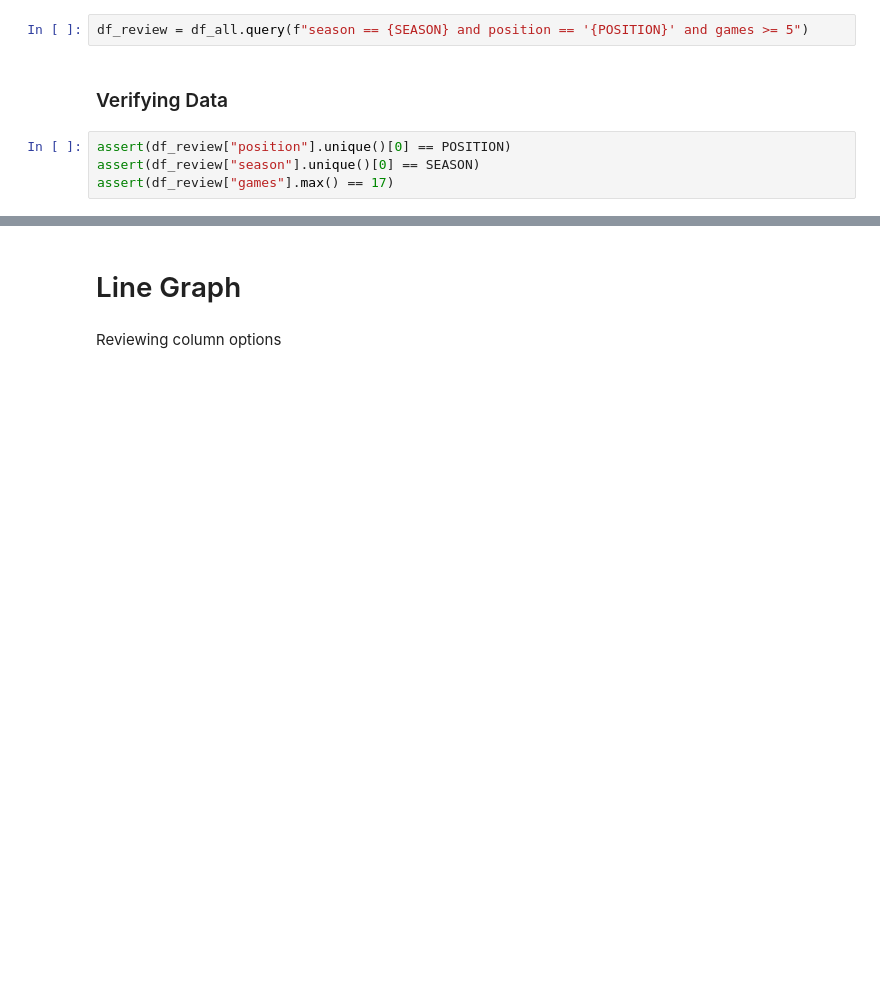
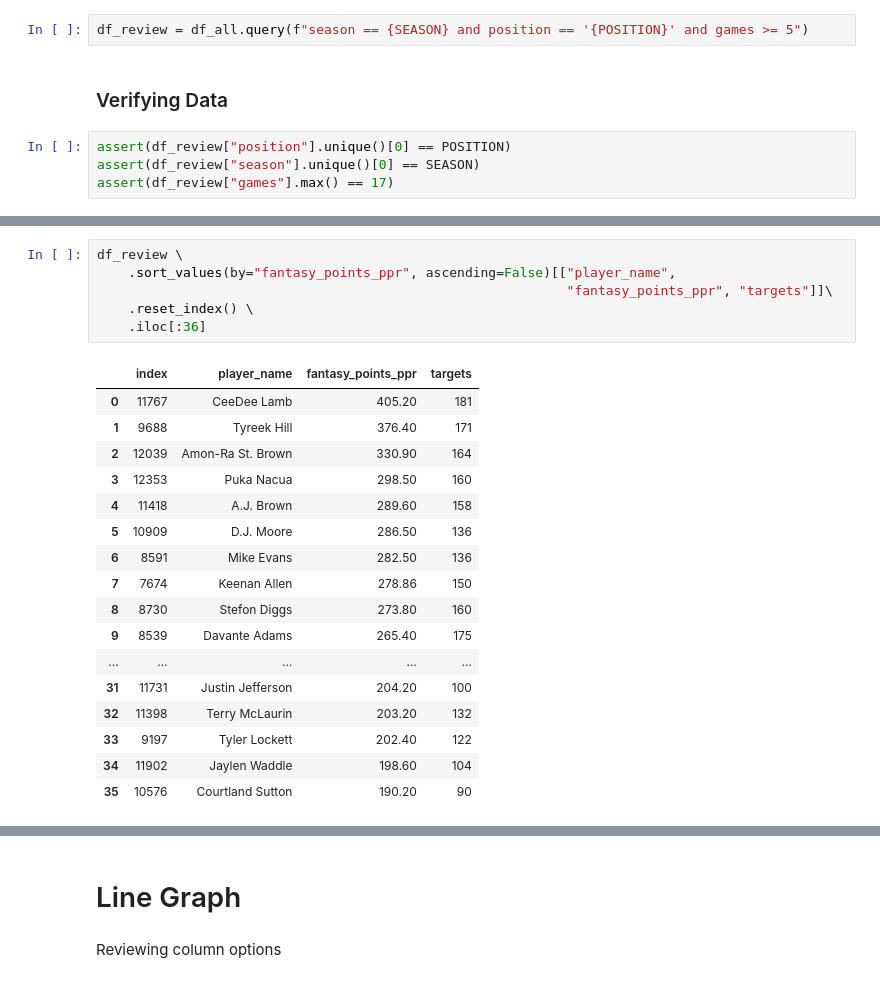
Before and after one commit to Alex-Bishka/Fantasy, a Jupyter notebook: Analysis/Notebooks/SeasonReviewNotebooks/Season Review - Scatter Plot.ipynb, the cells around one changed output, grey strips where cells are left out. Saved outputs shown, nothing was run; the diff lists cells and outputs as text; blank space fills up the shorter version.

```diff
--- a/Analysis/Notebooks/SeasonReviewNotebooks/Season Review - Scatter Plot.ipynb
+++ b/Analysis/Notebooks/SeasonReviewNotebooks/Season Review - Scatter Plot.ipynb
@@ -21,0 +28,24 @@ assert(df_review["games"].max() == 17)
+# %%
+df_review \
+    .sort_values(by="fantasy_points_ppr", ascending=False)[["player_name",
+                                                            "fantasy_points_ppr", "targets"]]\
+    .reset_index() \
+    .iloc[:36]
+# %% [output]
+|  | index | player_name | fantasy_points_ppr | targets |
+| 0 | 11767 | CeeDee Lamb | 405.20 | 181 |
+| 1 | 9688 | Tyreek Hill | 376.40 | 171 |
+| 2 | 12039 | Amon-Ra St. Brown | 330.90 | 164 |
+| 3 | 12353 | Puka Nacua | 298.50 | 160 |
+| 4 | 11418 | A.J. Brown | 289.60 | 158 |
+| 5 | 10909 | D.J. Moore | 286.50 | 136 |
+| 6 | 8591 | Mike Evans | 282.50 | 136 |
+| 7 | 7674 | Keenan Allen | 278.86 | 150 |
+| 8 | 8730 | Stefon Diggs | 273.80 | 160 |
+| 9 | 8539 | Davante Adams | 265.40 | 175 |
+| ... | ... | ... | ... | ... |
+| 31 | 11731 | Justin Jefferson | 204.20 | 100 |
+| 32 | 11398 | Terry McLaurin | 203.20 | 132 |
+| 33 | 9197 | Tyler Lockett | 202.40 | 122 |
+| 34 | 11902 | Jaylen Waddle | 198.60 | 104 |
+| 35 | 10576 | Courtland Sutton | 190.20 | 90 |
```
Also changed, not shown: parts of 2 cells of this notebook, 10 other files.
